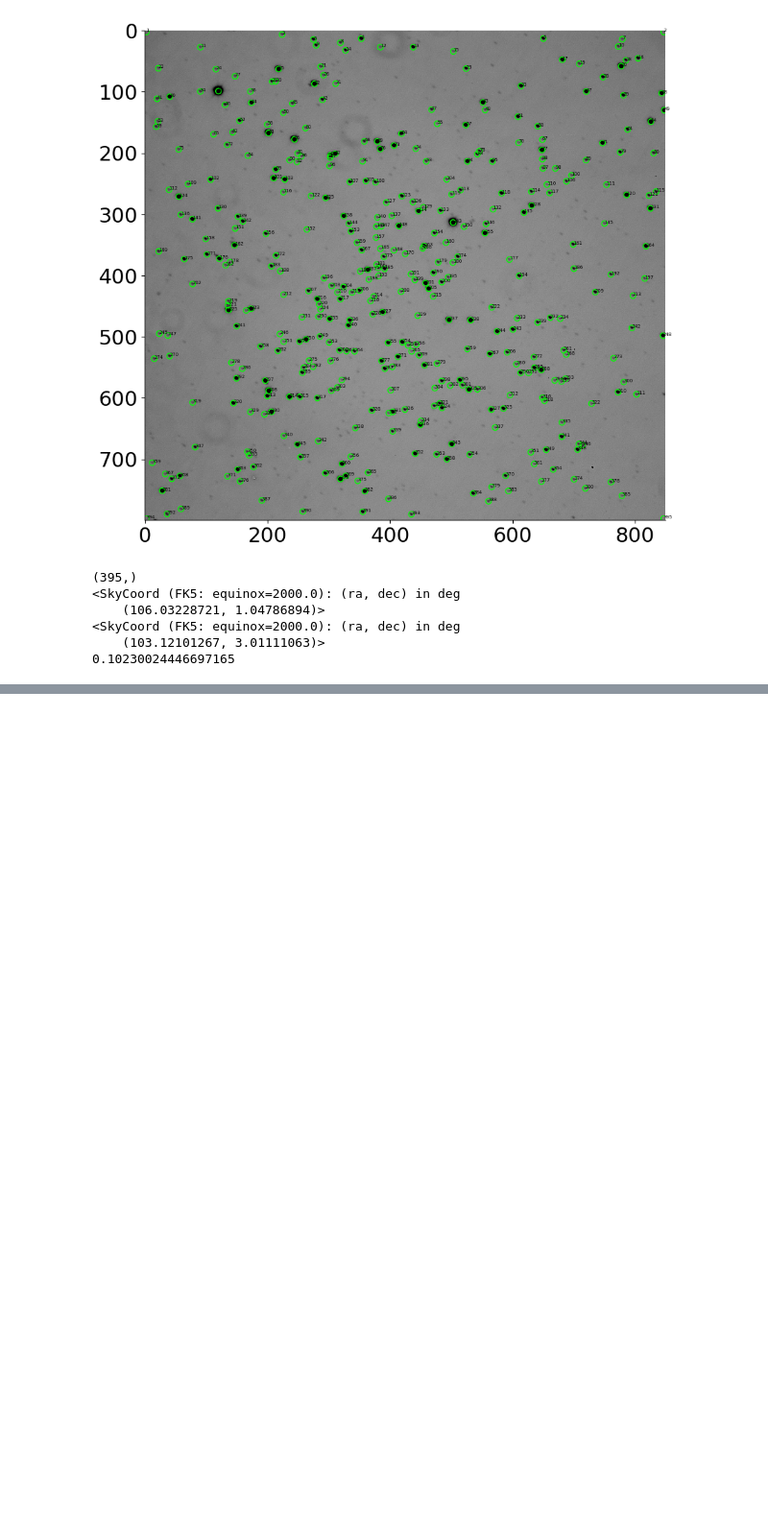
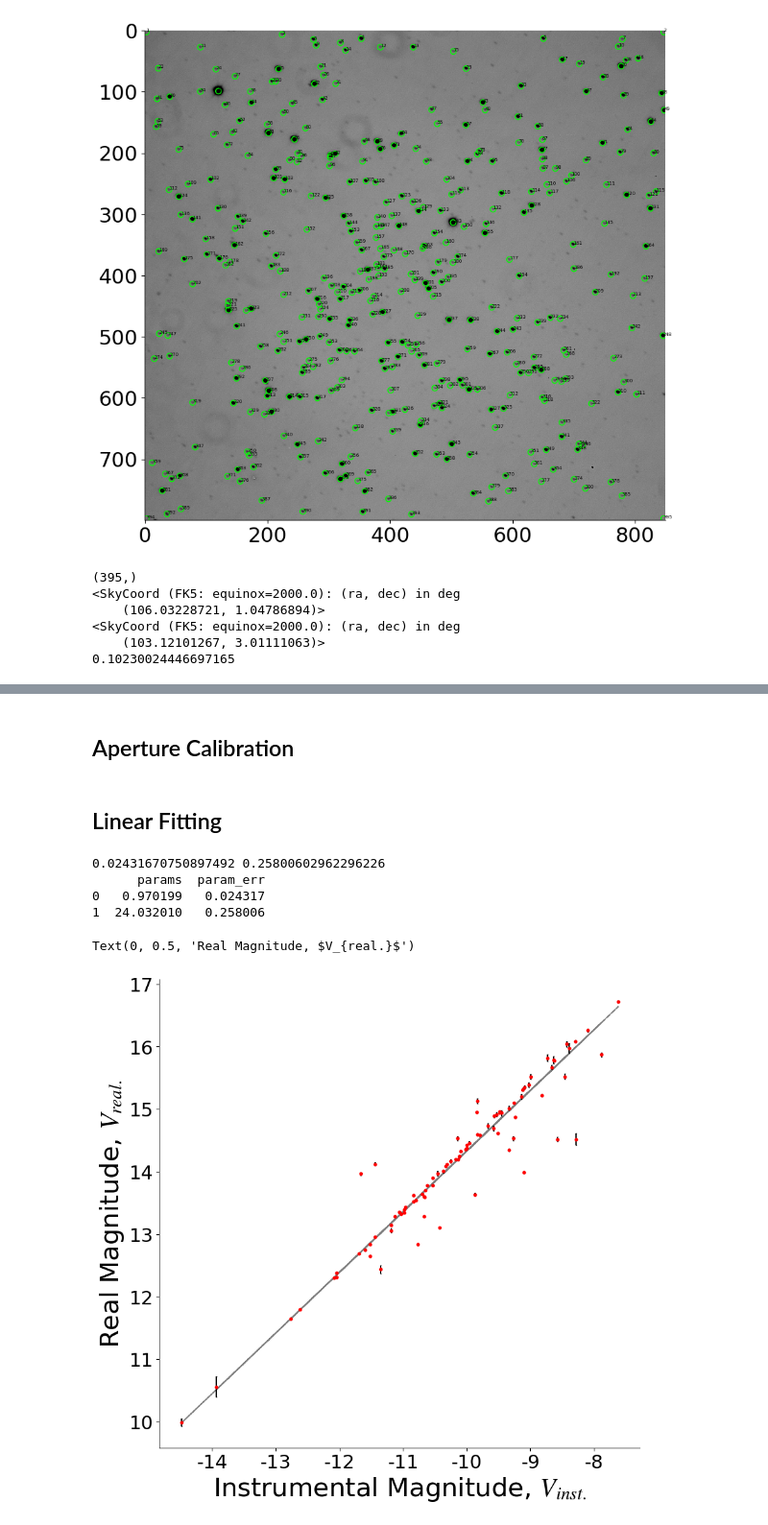
Before and after one commit to OwenJohnsons/Final_Year_Project, a Jupyter notebook: Code/magnitude.calibration.ipynb, the cells around one changed output, grey strips where cells are left out. Shown at 96% size. Saved outputs shown, nothing was run; the diff lists cells and outputs as text; code cells hidden in the pictures; blank space fills up the shorter version.

```diff
--- a/Code/magnitude.calibration.ipynb
+++ b/Code/magnitude.calibration.ipynb
@@ -227,0 +238,2 @@ plt.show()
+# %% [markdown]
+## Aperture Calibration
@@ -227,0 +244,52 @@ plt.show()
+# %%
+def aper_photometry(data, sources):
+    positions = np.transpose((sources['xcentroid'], sources['ycentroid']))
+
+    # Aperture and Annulus
+    aperture = CircularAperture(positions, r=6)
+    annulus_aperture = CircularAnnulus(positions, r_in = 10, r_out = 15)
+    apers = (aperture, annulus_aperture)
+
+    phot_table = aperture_photometry(data, apers)
+
+    # We calculate the mean counts in each pixel in the background annulus, and the n multiply by the area
+    # in the aperture to get the total background counts within each aperture
+    bkg_mean = phot_table['aperture_sum_1']/annulus_aperture.area
+    bkg_sum = bkg_mean*aperture.area
+
+    # # Now we get the final table of background subtracted counts within each aperture
+    final_sum = phot_table['aperture_sum_0'] - bkg_sum
+
+    return -2.5*np.log10(final_sum)
+# %% [markdown]
+## Linear Fitting
+# %%
+def lin_func(x, m, c):
+	return m*x + c
+# %%
+obs_mag = aper_photometry(image_data, DAO_source_table[obs_index])
+catalog_mag = catalog_result['Vmag'][cat_index]; catalog_mag_err = catalog_result['e_Vmag'][cat_index]
+
+# --- fitting data for graph ---
+popt, pcov = curve_fit(lin_func, obs_mag, catalog_mag, sigma = (catalog_mag_err))
+fit_data = lin_func(obs_mag, popt[0], popt[1])
+slope_err = np.sqrt(pcov[0][0]); const_err = np.sqrt(pcov[1][1])
+print(slope_err, const_err)
+
+# Create DataFrame
+data = {'params': popt, 'param_err': [slope_err, const_err]}
+df = pd.DataFrame(data)
+df.to_csv(r'calibration_parameters/' + target_name + '.txt', index=None, sep=' ', mode='a')
+print(df)
+
+plt.plot(obs_mag, fit_data, 'k--', alpha = 0.5)
+plt.scatter(obs_mag, catalog_mag, s = 10, color = 'red', zorder = 3)
+plt.errorbar(obs_mag, catalog_mag, yerr=catalog_mag_err, ls = 'None', capsize = .5, color = 'black')
+plt.xlabel('Instrumental Magnitude, $V_{inst.}$'); plt.ylabel('Real Magnitude, $V_{real.}$')
+# %% [output]
+0.02431670750897492 0.25800602962296226
+      params  param_err
+0   0.970199   0.024317
+1  24.032010   0.258006
+Text(0, 0.5, 'Real Magnitude, $V_{real.}$')
+[figure, added]
```
Also changed, not shown: parts of 9 cells of this notebook.
